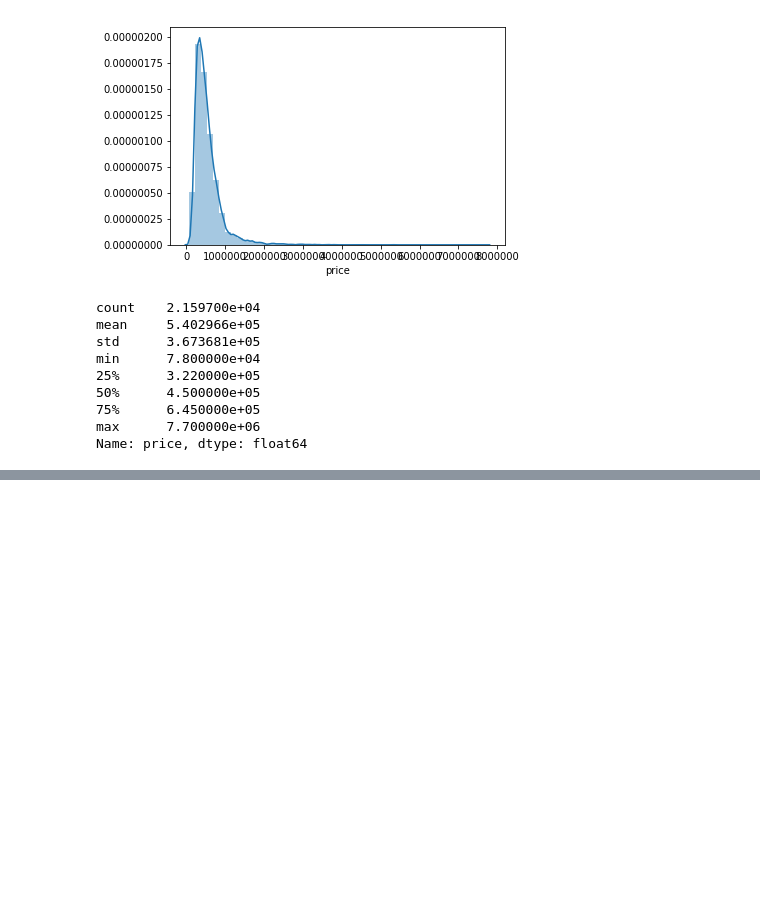
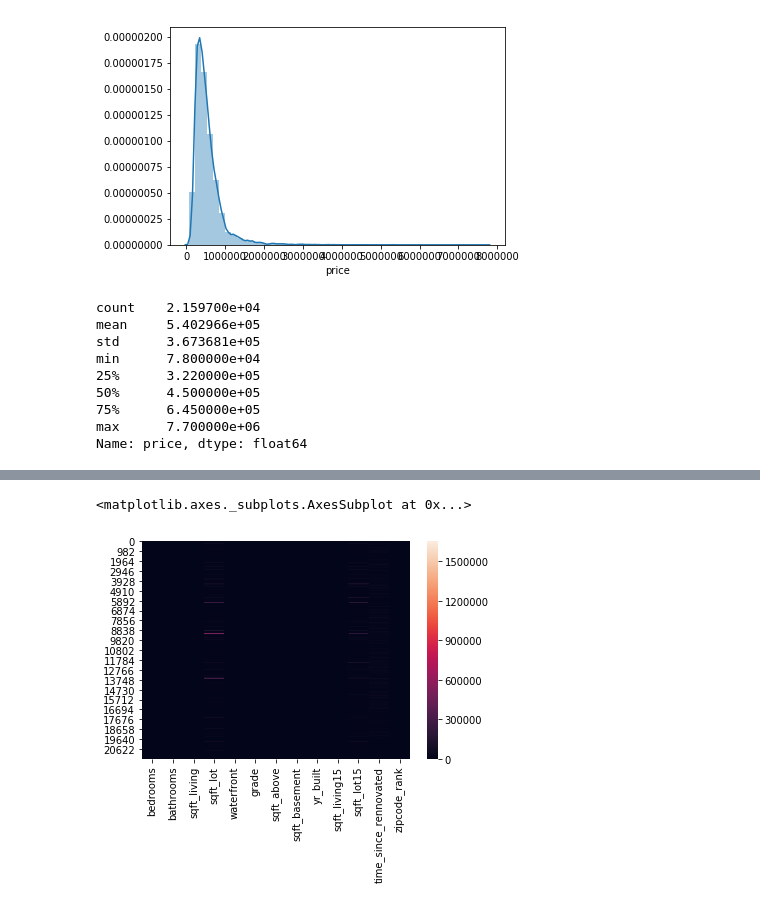
Before and after one commit to JoeDown/King-County-Linear-Regression-Price-Prediction, a Jupyter notebook: Joe-Scratch-Work.ipynb, the cells around one changed output, grey strips where cells are left out. Drawn from its saved outputs; the diff is of its cells as text; code cells hidden in the pictures; blank space fills up the shorter version.

```diff
--- a/Joe-Scratch-Work.ipynb
+++ b/Joe-Scratch-Work.ipynb
@@ -741,0 +762,5 @@ Name: price, dtype: float64
+# %%
+sns.heatmap(housing_values_3.drop(['id','date','price','view','floors','condition','yr_renovated','zipcode','lat','long','yrRenDT'],axis=1))
+# %% [output]
+<matplotlib.axes._subplots.AxesSubplot at 0x...>
+[figure, added]
```
Also changed, not shown: parts of 7 cells of this notebook.
